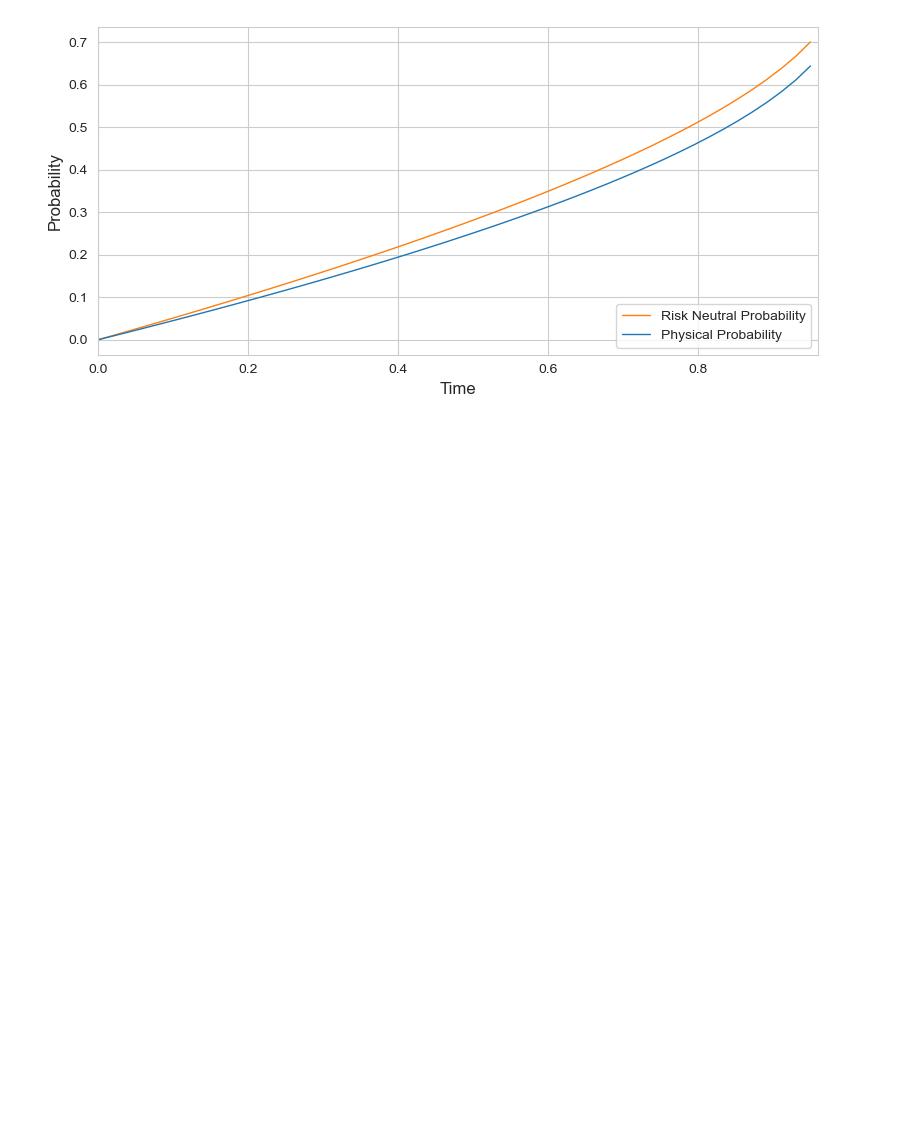
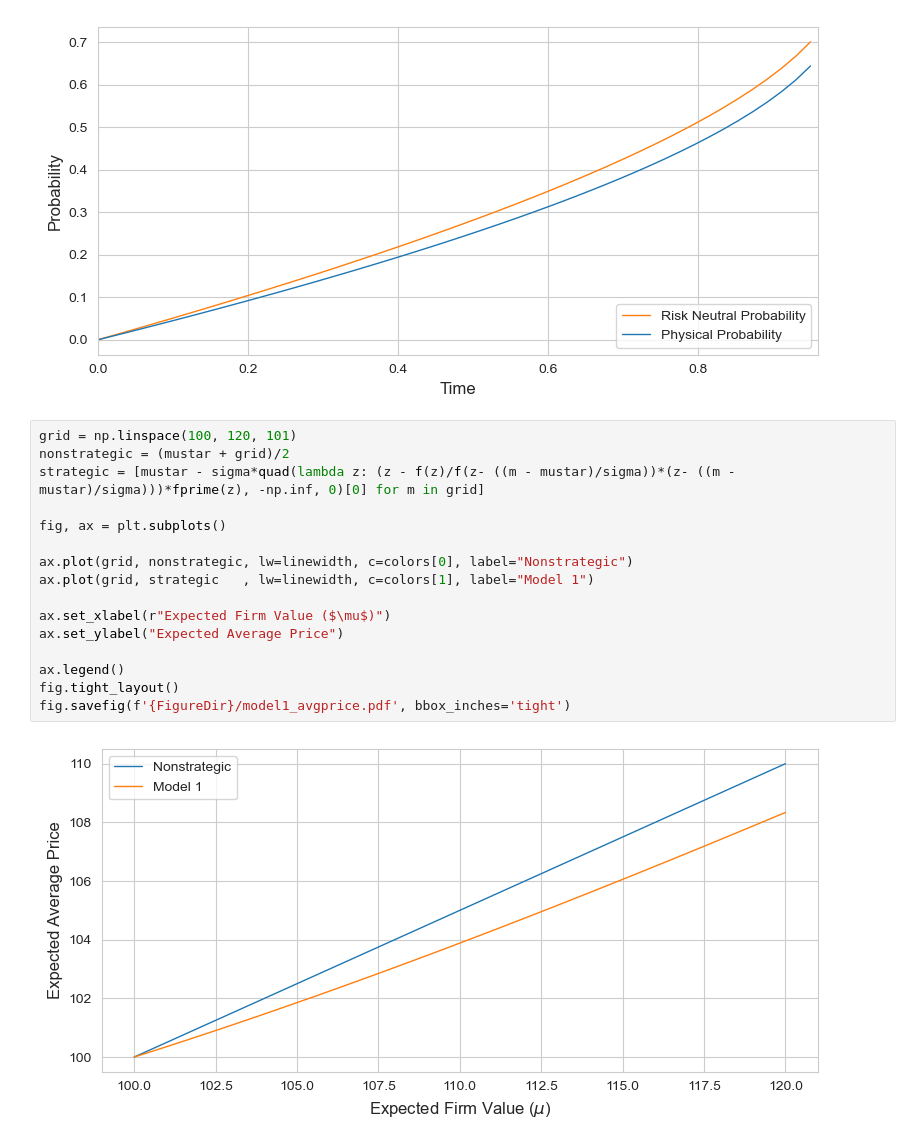
Before and after one commit to kerryback/announcements, a Jupyter notebook: Code/figures_model1.ipynb, the cells around one changed output. Drawn from its saved outputs; the diff is of its cells as text; blank space fills up the shorter version.

Commit message:
- Added the code for figure 2.4

```diff
--- a/Code/figures_model1.ipynb
+++ b/Code/figures_model1.ipynb
@@ -238,3 +239,21 @@ fig.tight_layout()
 fig.savefig(f'{FigureDir}/model1_paranoia.pdf', bbox_inches='tight')
 # %% [output]
 [figure]
+# %%
+grid = np.linspace(100, 120, 101)
+nonstrategic = (mustar + grid)/2
+strategic = [mustar - sigma*quad(lambda z: (z - f(z)/f(z- ((m - mustar)/sigma))*(z- ((m - mustar)/sigma)))*fprime(z), -np.inf, 0)[0] for m in grid]
+
+fig, ax = plt.subplots()
+
+ax.plot(grid, nonstrategic, lw=linewidth, c=colors[0], label="Nonstrategic")
+ax.plot(grid, strategic   , lw=linewidth, c=colors[1], label="Model 1")
+
+ax.set_xlabel(r"Expected Firm Value ($\mu$)")
+ax.set_ylabel("Expected Average Price")
+
+ax.legend()
+fig.tight_layout()
+fig.savefig(f'{FigureDir}/model1_avgprice.pdf', bbox_inches='tight')
+# %% [output]
+[figure, added]
```
Also changed, not shown: parts of 1 cell of this notebook, 1 other file.
